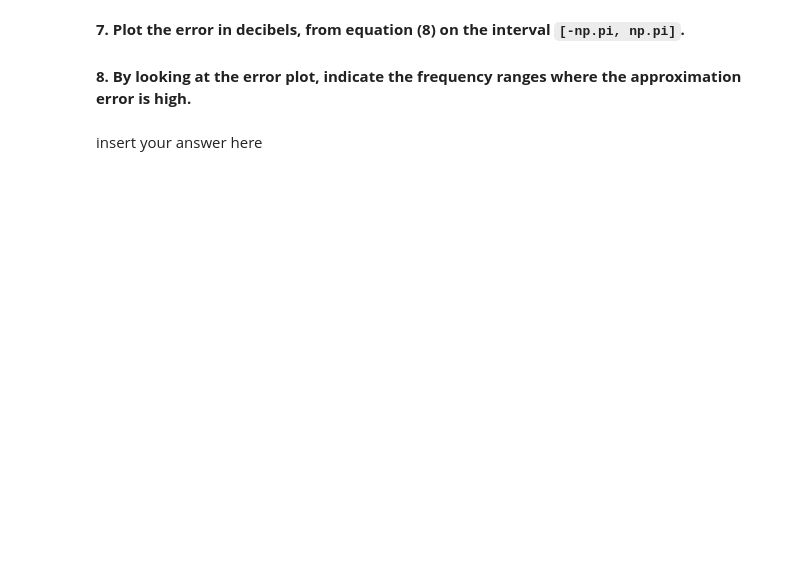
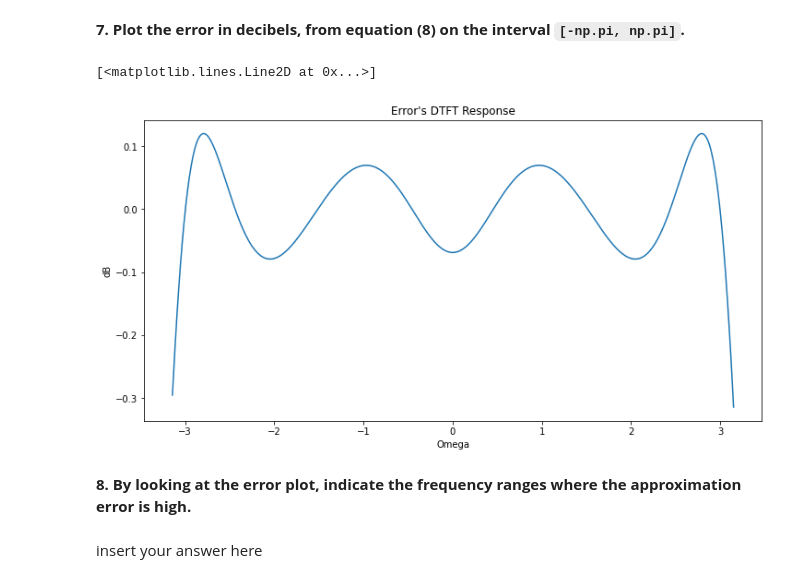
Before and after one commit to cdavin2/dsp_lab05b, a Jupyter notebook: lab05b_final_report.ipynb, the cells around one changed output. Cells and saved outputs as stored; diff of their text form; code cells hidden in the pictures; blank space fills up the shorter version.

```diff
--- a/lab05b_final_report.ipynb
+++ b/lab05b_final_report.ipynb
@@ -635,3 +642,13 @@ plt.plot(H_sh_i)
+# %%
+# insert your code here
+w = np.arange(-np.pi, np.pi+.01, .01)
+plt.title("Error's DTFT Response")
+plt.ylabel("dB")
+plt.xlabel("Omega")
+plt.plot(w, 20*np.log10(H_sh * np.abs(prefilter(w, opt_theta))))
+# %% [output]
+[<matplotlib.lines.Line2D at 0x...>]
+[figure, added]
 # %% [markdown]
 **8. By looking at the error plot, indicate the frequency ranges where the approximation error is high.**
 # %% [markdown]
```
Also changed, not shown: parts of 5 cells of this notebook.
